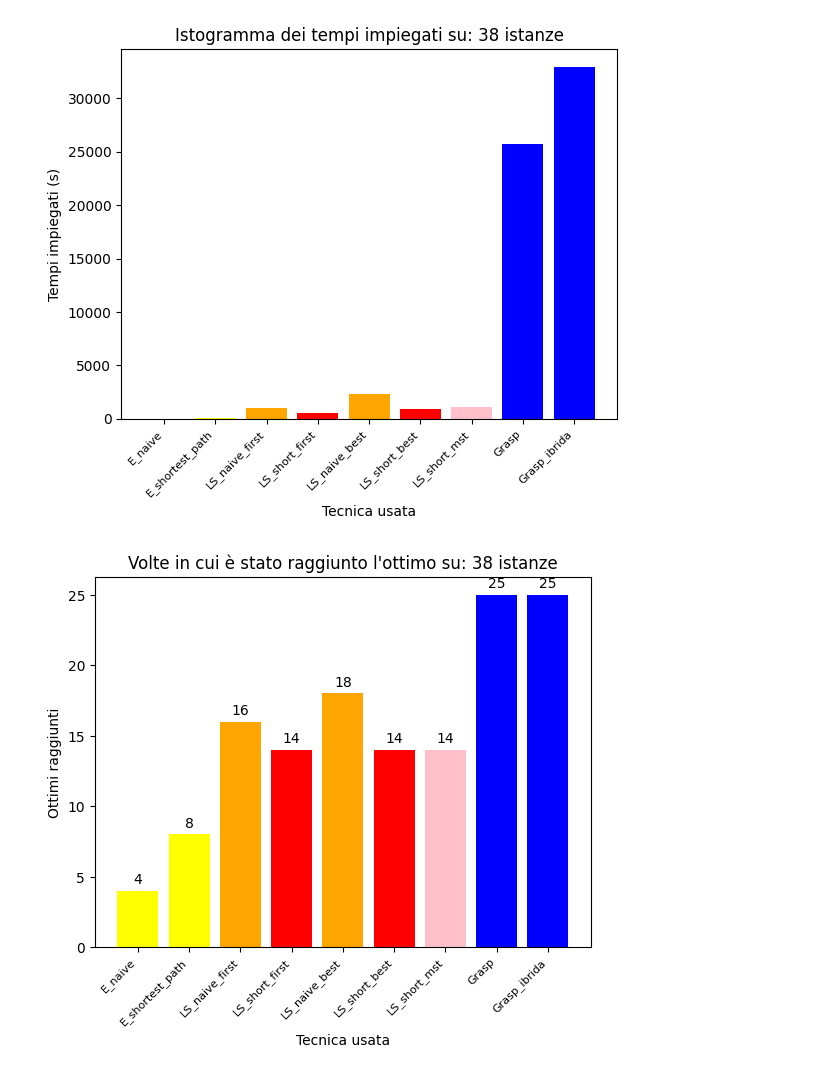
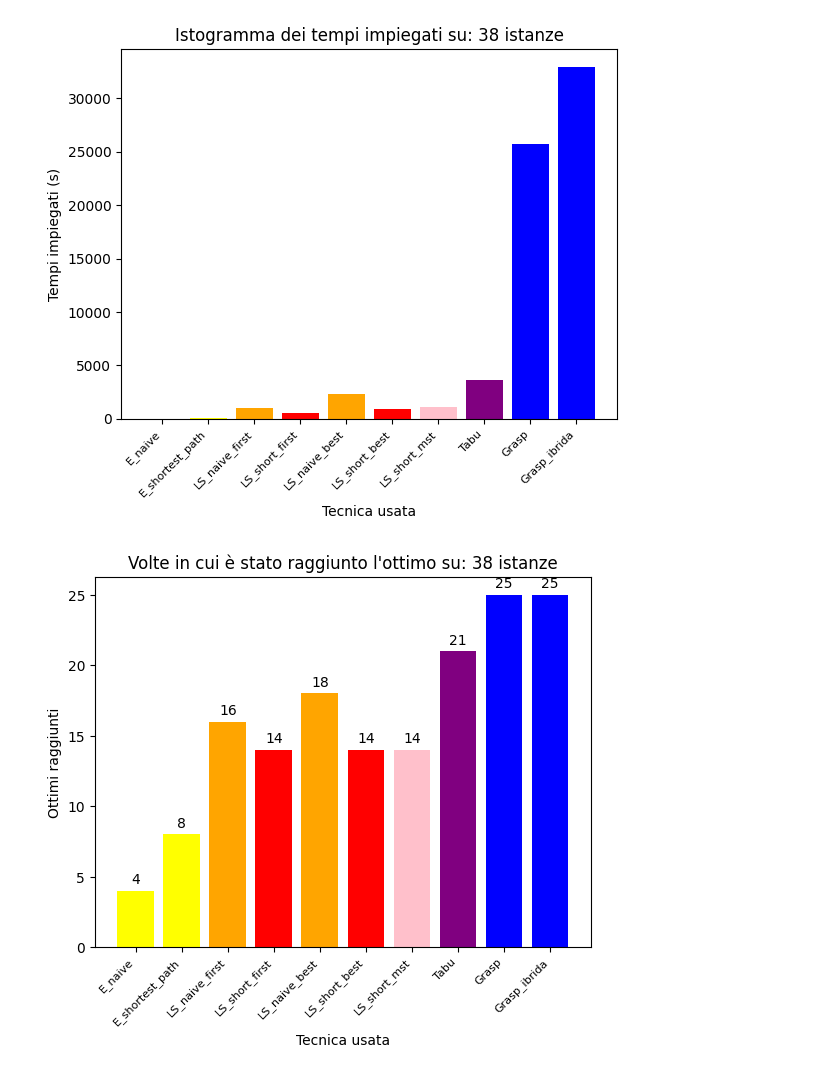
Before and after one commit to dream-19/Steiner-Tree-Operations-Research, a Jupyter notebook: Risultati_grafici.ipynb, the cells around one changed output. Drawn from its saved outputs; the diff is of its cells as text; code cells hidden in the pictures.

```diff
--- a/Risultati_grafici.ipynb
+++ b/Risultati_grafici.ipynb
@@ -17,42 +17,49 @@ tempi_ls_short_first = sum([0.000756, 0.000122,    0.000471,    0.000317,    0.0
 tempi_ls_naive_best = sum([0.002411,0.000277, 0.003033, 0.000672,0.003891,0.000875, 0.006730,1.847042, 0.837829,1.783566, 2.791478, 0.016998,0.052806,0.827309,0.825037,1.016091,0.975196, 0.278833,0.666841,1.983369,18.066819,23.548779,1.882866,8.605402, 10.874945, 0.802864,19.081574,0.781431, 5.251514,114.001431,138.219233,174.985488, 2.758514,93.897708,330.602190,0.004818,228.100746,1175.411690])
 tempi_ls_short_best = sum([0.001333,0.000281,0.000561, 0.000342,0.000296, 0.000491,0.005142,0.502903,0.931986, 1.795294,0.520841,0.008408,0.029650,0.120021,0.508239,0.342917,0.062609, 0.076360,0.436758,0.683838,5.306983,8.670327,0.157953,0.600650,3.941284,0.131063,7.879019, 0.048610, 0.185052,42.258583,50.636076,86.786039,0.834443,44.896602,126.890841,0.001647,71.156435,509.589256])
 tempi_ls_short_mst = sum([0.0015332698822021484, 0.0003197193145751953, 0.0005006790161132812, 0.0003714561462402344, 0.0004487037658691406, 0.0004558563232421875, 0.005920886993408203, 0.4760739803314209, 0.7637581825256348, 1.6997225284576416, 0.6378195285797119, 0.007984161376953125, 0.028322219848632812, 0.11439085006713867, 0.5344622135162354, 0.3758358955383301, 0.0649104118347168, 0.0718374252319336, 0.40430760383605957, 0.6463947296142578, 5.844572305679321, 8.202730417251587, 0.14595675468444824, 0.6018104553222656, 3.925203800201416, 0.12001752853393555, 7.624135971069336, 0.050568580627441406, 0.18716645240783691, 46.323392391204834, 60.773266077041626, 87.19075345993042, 0.8526284694671631, 58.35140419006348, 148.96225810050964, 0.001398324966430664, 73.25200891494751, 574.519481420517])
+tempi_tabu = sum([0.009127140045166016, 0.0036208629608154297, 0.021557331085205078, 0.011383295059204102, 0.014853715896606445, 0.007275581359863281, 0.10165953636169434, 7.211634635925293, 12.021277904510498, 17.883963346481323, 32.39962649345398, 0.1941845417022705, 0.324932336807251, 3.3860039710998535, 4.89597487449646, 4.858112812042236, 4.185910224914551, 0.9185717105865479, 4.070546627044678, 7.216578006744385, 46.65477776527405, 59.72889304161072, 4.310845375061035, 16.587916612625122, 43.408912658691406, 4.875535488128662, 39.34999966621399, 2.6063382625579834, 10.092752695083618, 202.19029545783997, 230.26187109947205, 302.44413685798645, 9.979440927505493, 201.85946083068848, 480.86722445487976, 0.043784379959106445, 318.24937176704407, 1555.0283353328705])
 tempi_grasp = sum([0.004734992980957031, 0.000518798828125, 0.020183801651000977, 0.0032377243041992188, 0.006157636642456055, 0.0021610260009765625, 0.04055166244506836, 4.601342439651489, 1.824965476989746, 7.018577337265015, 24.04901885986328, 0.06766366958618164, 0.14574360847473145, 10.151549100875854, 27.476866006851196, 24.235207319259644, 23.68889808654785, 1.673102855682373, 2.592384099960327, 3.10807466506958, 18.678393602371216, 129.75038027763367, 14.920549631118774, 28.917085886001587, 42.98121786117554, 21.44906258583069, 108.72650098800659, 2.2238659858703613, 101.91865468025208, 1780.1872911453247, 2082.0988941192627, 3648.367181777954, 84.76664876937866, 1747.7832825183868, 4214.343824148178, 0.08801841735839844, 2507.138608455658, 9049.7064640522])
 tempi_grasp_ibrida = sum([0.0064923763275146484, 0.0007386207580566406, 0.007951974868774414, 0.00400996208190918, 0.014867067337036133, 0.007146120071411133, 0.03844761848449707, 7.2401816844940186, 8.98615288734436, 6.111509561538696, 22.885085105895996, 0.10338020324707031, 0.19318675994873047, 6.910238027572632, 32.505945682525635, 27.88221549987793, 17.26532769203186, 0.8786227703094482, 13.669373989105225, 4.193781614303589, 33.091386556625366, 378.399462223053, 25.528047561645508, 90.8024582862854, 15.371124505996704, 25.875697374343872, 40.33369326591492, 19.58267593383789, 147.76704716682434, 1973.725248336792, 2568.425942659378, 4023.707521915436, 99.1568534374237, 2133.577643632889, 5393.479827642441, 0.04091763496398926, 3035.0817687511444, 12782.851972341537])
 
 #Rappresento il numero di volte che ho raggiungo l'ottimo
 ottimo_e_naive = [1, 0, 213, 0, 2, 0, 0, 47, 13, 13, 5, 87, 105, 994, 1119, 1158, 1335, 97, 40, 1501, 218, 112, 129, 276, 57, 265, 96, 18300, 27940, 156866470, 5624, 6123, 431, 17022965, 25849350, 2, 5789, 21956]
 ottimo_e_shortest_path = [1, 0, 0, 0, 2, 0, 0, 4, 5, 4, 0, 0, 6, 193, 353, 175, 293, 8, 10, 56, 25, 39, 4, 21, 5, 83, 14, 2950, 5380, 15467893, 655, 559, 79, 2261889, 2877529, 0, 401, 2590]
 ottimo_ls_naive_first = [0, 0, 0, 0, 0, 0, 0, 4, 0, 0, 0, 0, 0, 193, 242, 241, 93, 0, 5, 0, 0, 5, 11, 0, 8, 52, 3, 2460, 4010, 4278310, 225, 281, 62, 307051, 198889, 1, 86, 1204]
 ottimo_ls_short_first = [0,0,0,0,2,0,0,4,0,0,0,0,0,193,310,169,293,3,5,0,15,5,4,21,3,78,0,2950, 5380, 8009205, 327, 308, 57, 353250, 856268, 0 ,101, 226]
 ottimo_ls_naive_best = [0,0,0,0,0,0,0,0,4,3,0,0,0,0,237,150,0,0,5,0,0,5,0,0,3,37,7,2010,3060,2169700,149,234,56,388796,1586250,1,78,411]
 ottimo_ls_short_best = [0, 0, 0, 0, 2, 0, 0, 4, 0, 0, 0, 0, 0, 193, 147, 169, 293, 3, 5, 0, 15, 5, 4, 21, 3, 73, 0, 2950, 5380, 6169100, 300, 308, 57, 353250, 915708, 0, 101, 73]
 ottimo_ls_short_mst = [0, 0, 0, 0, 2, 0, 0, 4, 0, 0, 0, 0, 0, 193, 147, 169, 293, 3, 5, 0, 15, 5, 4, 21, 3, 73, 0, 2950, 5380, 6169100, 300, 308, 57, 353250, 915708, 0, 101, 73]
+ottimo_tabu = [0, 0, 0, 0, 0, 0, 0, 0, 0, 0, 0, 0, 0, 0, 237, 150, 0, 0, 5, 0, 0, 5, 0, 0, 0, 8, 7, 1840, 3060, 2169700, 149, 234, 42, 373600, 1586250, 1, 78, 411]
 ottimo_grasp = [0, 0, 0, 0, 0, 0, 0, 0, 0, 0, 0, 0, 0, 0, 153, 6, 91, 0, 0, 0, 0, 0, 0, 0, 0, 13, 0, 0, 530, 1380400, 57, 28, 14, 128004, 422282, 0, 109, 318]
 ottimo_grasp_ibrida = [0, 0, 0, 0, 0, 0, 0, 0, 0, 0, 0, 0, 0, 0, 137, 6, 0, 0, 0, 0, 0, 5, 0, 0, 0, 2, 0, 0, 410, 1533205, 31, 108, 10, 94248, 141563, 0, 72, 70]
 
 #1) istogramma 1
-labels = ['E_naive', 'E_shortest_path', 'LS_naive_first', 'LS_short_first', 'LS_naive_best', 'LS_short_best','LS_short_mst', 'Grasp', 'Grasp_ibrida']
-values = [tempi_e_naive, tempi_e_shortest_path, tempi_ls_naive_first, tempi_ls_short_first, tempi_ls_naive_best, tempi_ls_short_best, tempi_ls_short_mst, tempi_grasp, tempi_grasp_ibrida]
+labels = ['E_naive', 'E_shortest_path', 'LS_naive_first', 'LS_short_first', 'LS_naive_best', 'LS_short_best','LS_short_mst','Tabu_da_naive', 'Grasp', 'Grasp_ibrida']
+values = [tempi_e_naive, tempi_e_shortest_path, tempi_ls_naive_first, tempi_ls_short_first, tempi_ls_naive_best, tempi_ls_short_best, tempi_ls_short_mst,tempi_tabu, tempi_grasp, tempi_grasp_ibrida]
 
-colori = ['yellow', 'yellow', 'orange', 'red','orange','red', 'pink', 'blue', 'blue']
+colori = ['yellow', 'yellow', 'orange', 'red','orange','red', 'pink','purple', 'blue', 'blue']
 plt.bar(labels, values, color=colori)
 plt.title('Istogramma dei tempi impiegati su: '+  str(len(ottimo_e_naive))+ " istanze")
 plt.xlabel('Tecnica usata')
 plt.ylabel('Tempi impiegati (s)')
 plt.xticks(rotation=45, ha='right', fontsize=8)
 plt.show()
 
 #2) istogramma 2
-values = [conta_ottimo(ottimo_e_naive),conta_ottimo(ottimo_e_shortest_path),conta_ottimo(ottimo_ls_naive_first),conta_ottimo(ottimo_ls_short_first),conta_ottimo(ottimo_ls_naive_best),conta_ottimo(ottimo_ls_short_best),conta_ottimo(ottimo_ls_short_mst),conta_ottimo(ottimo_grasp),conta_ottimo(ottimo_grasp_ibrida)]
+values = [conta_ottimo(ottimo_e_naive),conta_ottimo(ottimo_e_shortest_path),conta_ottimo(ottimo_ls_naive_first),conta_ottimo(ottimo_ls_short_first),conta_ottimo(ottimo_ls_naive_best),conta_ottimo(ottimo_ls_short_best),conta_ottimo(ottimo_ls_short_mst),conta_ottimo(ottimo_tabu),conta_ottimo(ottimo_grasp),conta_ottimo(ottimo_grasp_ibrida)]
 plt.bar(labels, values, color=colori)
 for i, v in enumerate(values):
     plt.text(i, v + 0.5, str(v), ha='center')
 plt.title("Volte in cui è stato raggiunto l'ottimo su: "+  str(len(ottimo_e_naive))+ " istanze")
 plt.xlabel('Tecnica usata')
 plt.ylabel('Ottimi raggiunti')
 plt.xticks(rotation=45, ha='right', fontsize=8)
 plt.show()
+
+
+#COSE
+for i in range(0, len(ottimo_grasp)):
+    print(ottimo_ls_naive_best[i],ottimo_tabu[i], ottimo_grasp[i], ottimo_grasp_ibrida[i])
 # %% [output]
-[figure, old version]
+[figure, new version]
-[figure, old version]
+[figure, new version]
```
Also changed, not shown: parts of 1 cell of this notebook, 1 other file.
